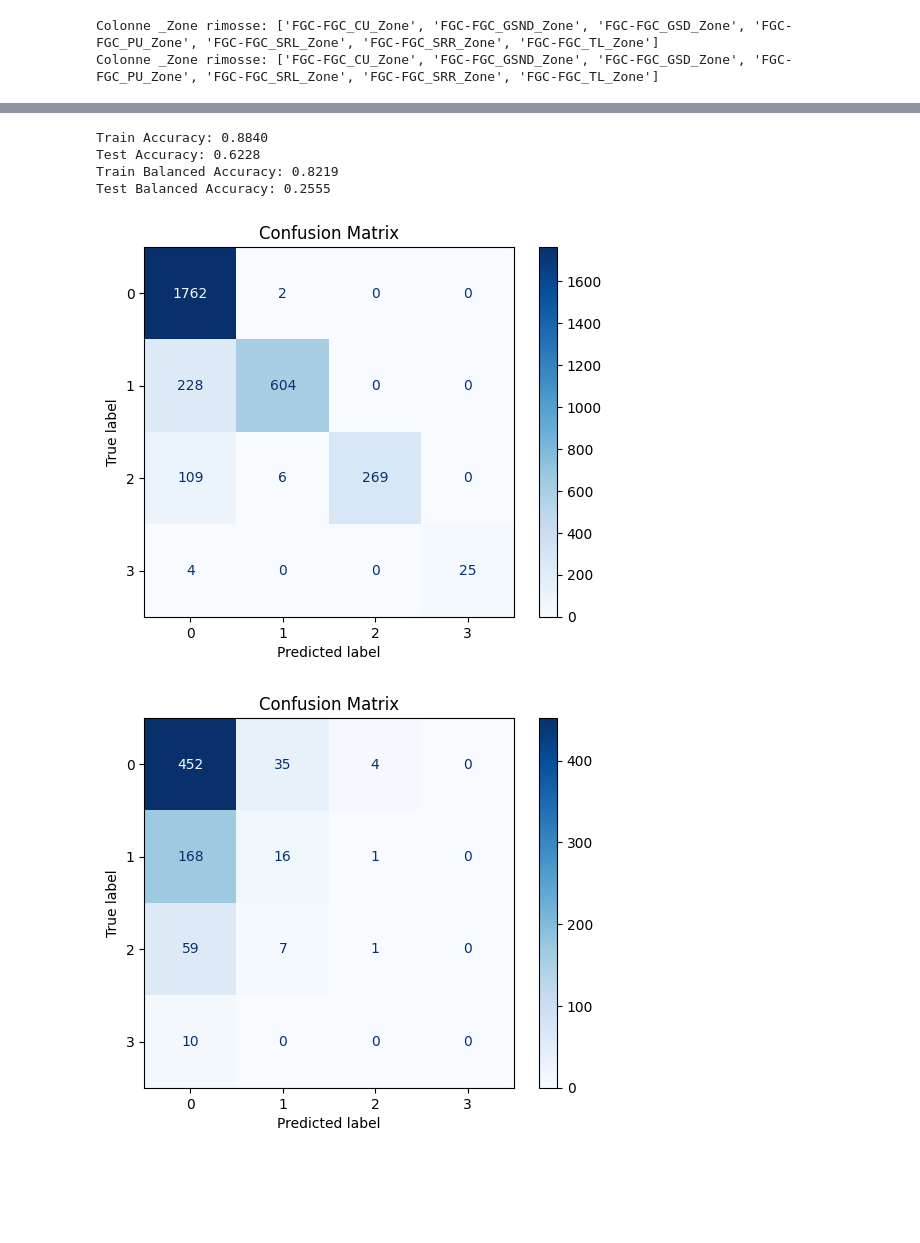
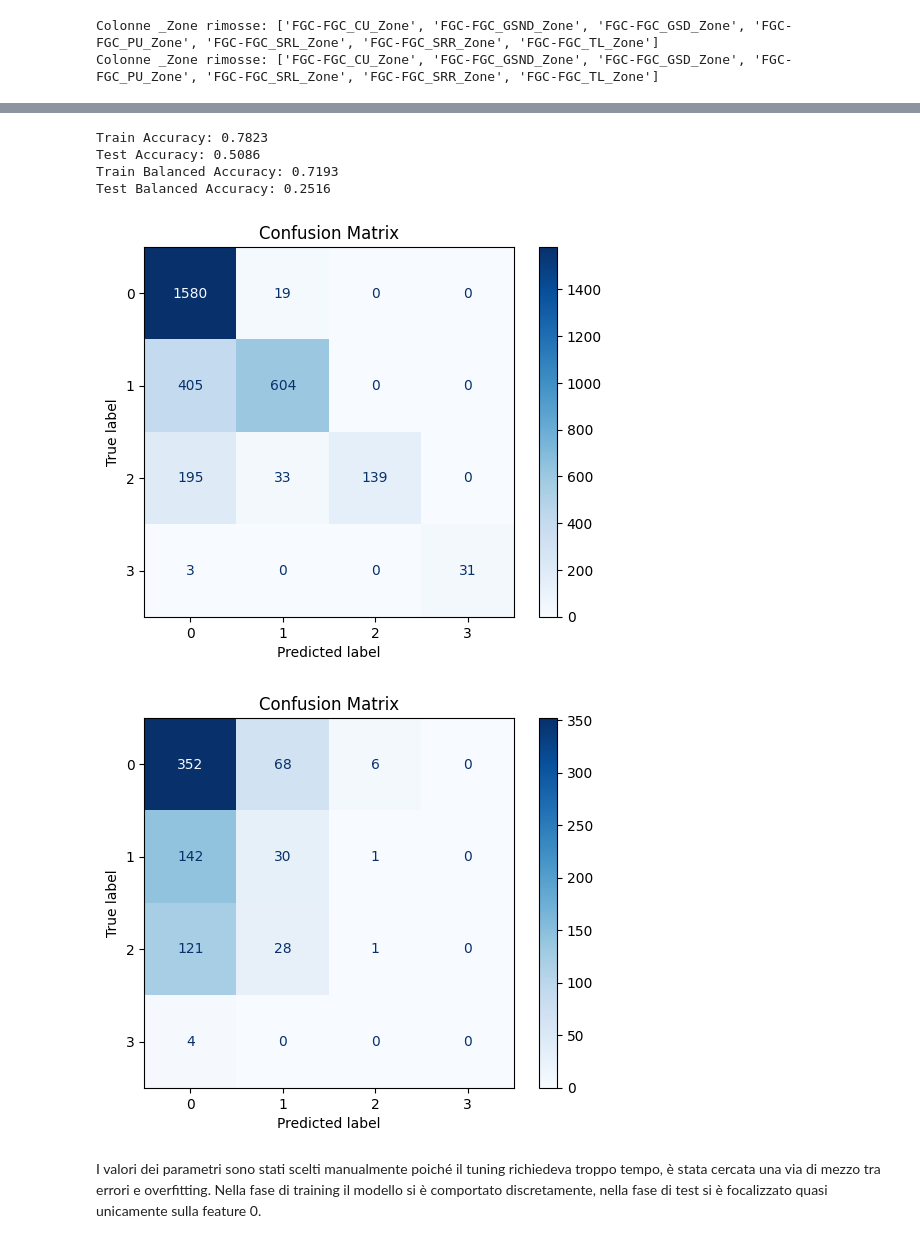
Before and after one commit to EliaCoro/progetto_dwm, a Jupyter notebook: work/progetto.ipynb, the cells around one changed output, grey strips where cells are left out. Drawn from its saved outputs; the diff is of its cells as text; code cells hidden in the pictures; blank space fills up the shorter version.

```diff
--- a/work/progetto.ipynb
+++ b/work/progetto.ipynb
@@ -1110,25 +1105,0 @@ Test Balanced Accuracy: 0.2606
-# %%
-# Creazione del dataset per LightGBM
-train_data = lgb.Dataset(X_train_without_encoder, label=y_train)
-test_data = lgb.Dataset(X_test_without_encoder, label=y_test, reference=train_data)
-
-# Parametri del modello
-params = {
-    'objective': 'multiclass',          # Task di classificazione
-    'num_class': len(y_train.unique()), # Numero di classi
-    'boosting_type': 'gbdt',            # Tipo di boosting
-    #'metric': 'multi_logloss',         # Metriche di valutazione
-    'metric': 'multi_error',
-    'learning_rate': 0.1,               # Tasso di apprendimento
-    'num_leaves': 30,                   # Numero di foglie
-    'max_depth': 15,                     # Profondità massima (non limitata)
-    'verbose': 1,                      # Silenzia i log dettagliati
-}
-
-# Allenamento del modello
-model = lgb.train(
-    params,
-    train_data,
-    valid_sets=[train_data, test_data],
-    num_boost_round=65,  #Valore trovato facendo un po' di prove
-)
@@ -1144,43 +1106,38 @@ You can set `force_col_wise=true` to remove the overhead.
 # %%
-# Fare previsioni sul training e test set
-y_train_pred = model.predict(X_train_without_encoder)
-y_test_pred = model.predict(X_test_without_encoder)
-
-# Convertire le probabilità in etichette
-y_train_pred_label = y_train_pred.argmax(axis=1)
-y_test_pred_label = y_test_pred.argmax(axis=1)
-
 # Calcolare le metriche
 train_accuracy = accuracy_score(y_train, y_train_pred_label)
 test_accuracy = accuracy_score(y_test, y_test_pred_label)
 
-train_balanced_accuracy = inverse_balanced_accuracy(y_train, y_train_pred_label)
-test_balanced_accuracy = inverse_balanced_accuracy(y_test, y_test_pred_label)
+train_balanced_accuracy = balanced_accuracy_score(y_train, y_train_pred_label)
+test_balanced_accuracy = balanced_accuracy_score(y_test, y_test_pred_label)
 
 models.append({
     'model_name': 'lightgbm',
     'model': model,
     'train_accuracy': train_accuracy,
     'test_accuracy': test_accuracy,
     'train_balanced_accuracy': train_balanced_accuracy,
     'test_balanced_accuracy': test_balanced_accuracy
 })
 
 # Stampare i risultati
 print(f"Train Accuracy: {train_accuracy:.4f}")
 print(f"Test Accuracy: {test_accuracy:.4f}")
 print(f"Train Balanced Accuracy: {train_balanced_accuracy:.4f}")
 print(f"Test Balanced Accuracy: {test_balanced_accuracy:.4f}")
 
 # Stampa la matrice di confusione
 print_confusion_matrix(y_train, y_train_pred_label)
 print_confusion_matrix(y_test, y_test_pred_label)
 # %% [output]
-Train Accuracy: 0.8840
-Test Accuracy: 0.6228
-Train Balanced Accuracy: 0.8219
-Test Balanced Accuracy: 0.2555
+Train Accuracy: 0.7823
+Test Accuracy: 0.5086
+Train Balanced Accuracy: 0.7193
+Test Balanced Accuracy: 0.2516
-[figure, old version]
+[figure, new version]
-[figure, old version]
+[figure, new version]
+# %% [markdown]
+I valori dei parametri sono stati scelti manualmente poiché il tuning richiedeva troppo tempo, è stata cercata una via di mezzo tra errori e overfitting.
+Nella fase di training il modello si è comportato discretamente, nella fase di test si è focalizzato quasi unicamente sulla feature 0.
 # %% [markdown]
 # Analisi dei risultati
```
Also changed, not shown: parts of 27 cells of this notebook.
